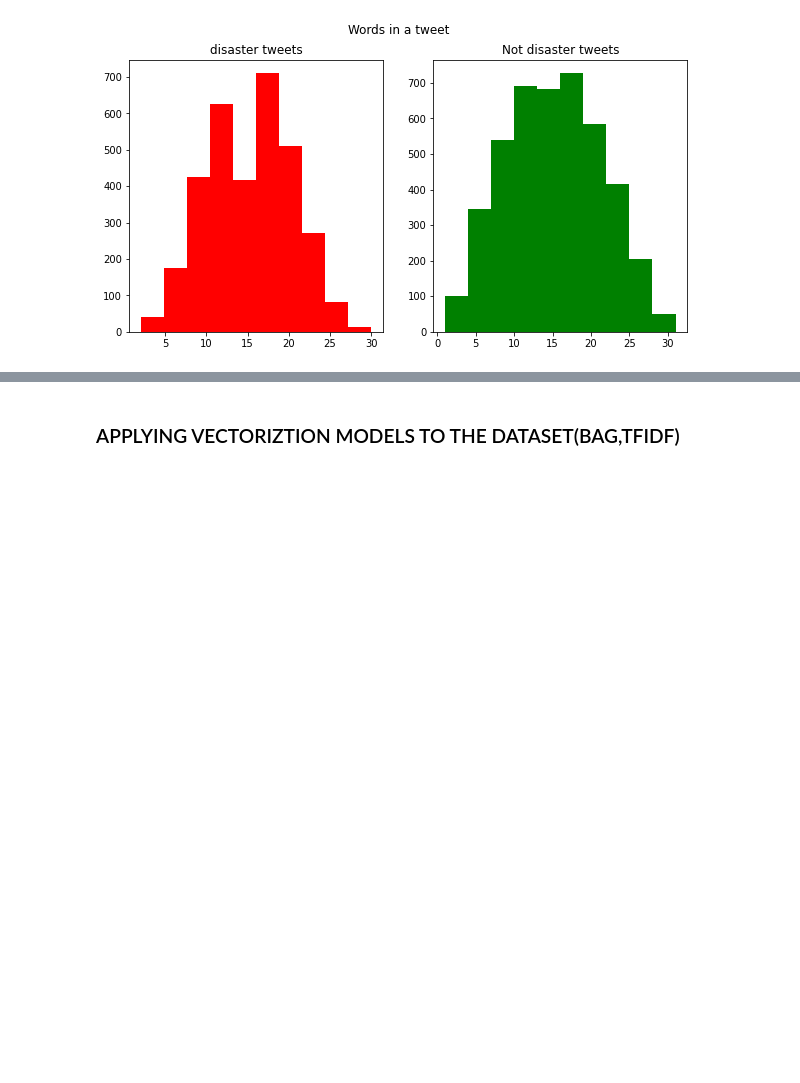
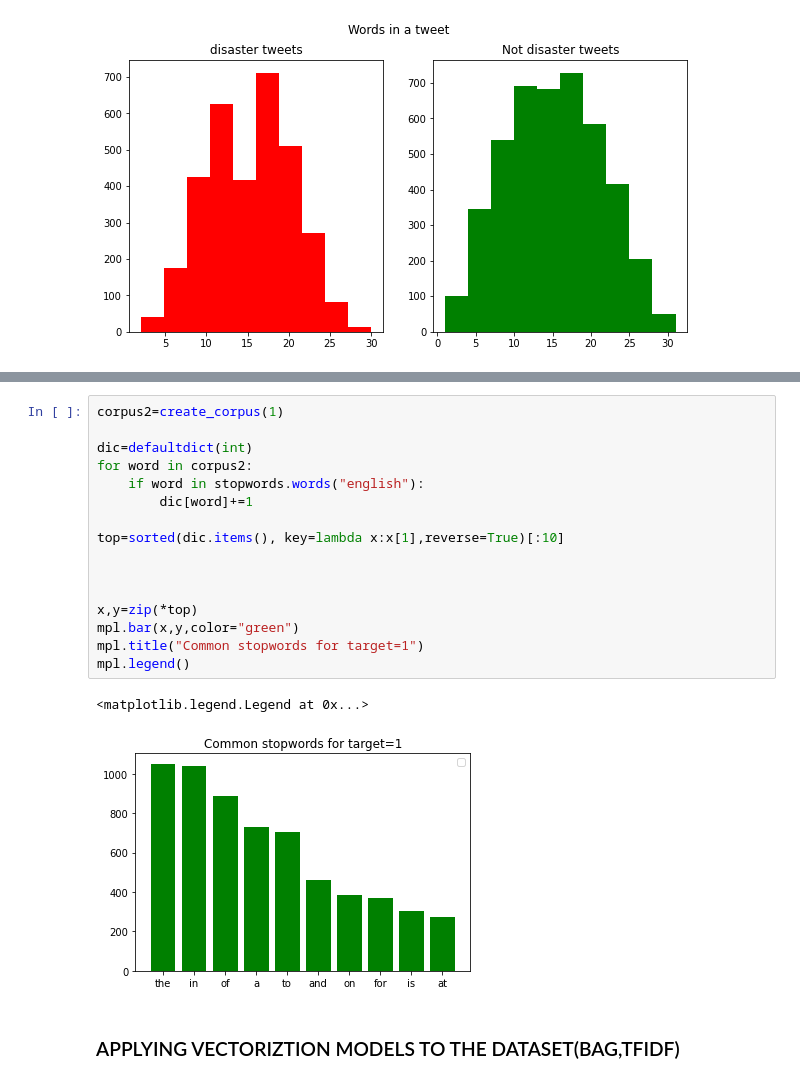
Before and after one commit to sanjeev777666/NLP, a Jupyter notebook: vectorization-model-implementation.ipynb, the cells around one changed output, grey strips where cells are left out. Drawn from its saved outputs; the diff is of its cells as text; blank space fills up the shorter version.

```diff
--- a/vectorization-model-implementation.ipynb
+++ b/vectorization-model-implementation.ipynb
@@ -154,3 +182,22 @@ mpl.show()
+# %%
+corpus2=create_corpus(1)
+
+dic=defaultdict(int)
+for word in corpus2:
+    if word in stopwords.words("english"):
+        dic[word]+=1
+
+top=sorted(dic.items(), key=lambda x:x[1],reverse=True)[:10]
+
+
+
+x,y=zip(*top)
+mpl.bar(x,y,color="green")
+mpl.title("Common stopwords for target=1")
+mpl.legend()
+# %% [output]
+<matplotlib.legend.Legend at 0x...>
+[figure, added]
 # %% [markdown]
 ### APPLYING VECTORIZTION MODELS TO THE DATASET(BAG,TFIDF)
 # %% [markdown]
```
Also changed, not shown: parts of 3 cells of this notebook.
